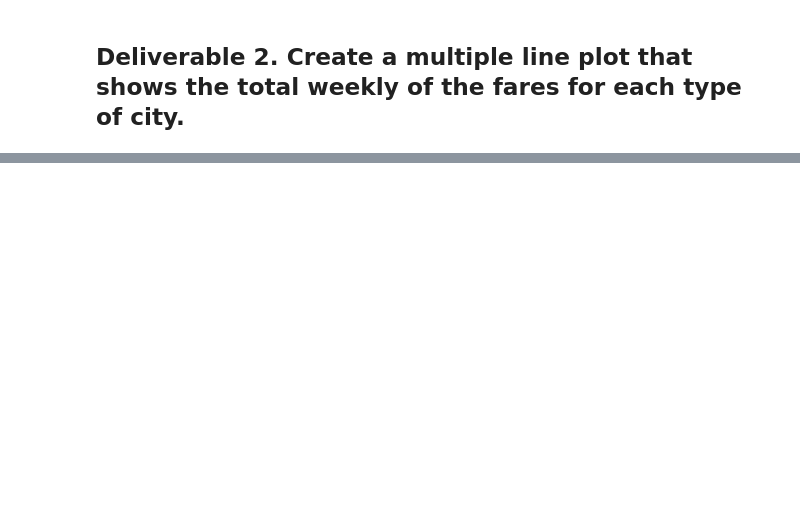
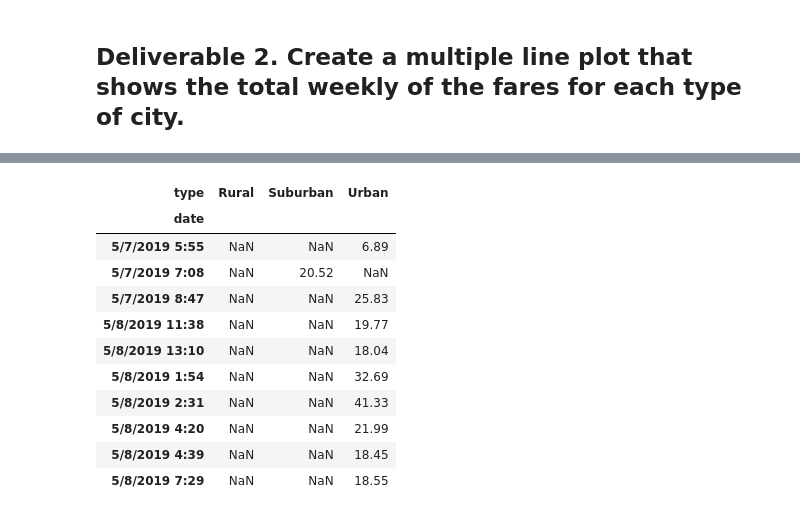
Before and after one commit to Duane93/Pyber_Analysis, a Jupyter notebook: PyBer_Challenge.ipynb, the cells around one changed output, grey strips where cells are left out. Cells and saved outputs as stored; diff of their text form; code cells hidden in the pictures; blank space fills up the shorter version.

```diff
--- a/PyBer_Challenge.ipynb
+++ b/PyBer_Challenge.ipynb
@@ -101,5 +145,20 @@ pyber_summary_df.index.name = None
 # %%
 # 11. Create a pivot table with the 'date' as the index, the columns ='type', and values='fare'
 # to get the total fares for each type of city by the date.
+pyber_data_df_pivot = pyber_data_df.pivot(index='date', columns='type', values='fare')
+pyber_data_df_pivot.tail(10)
+# %% [output]
+| type | Rural | Suburban | Urban |
+| date |  |  |  |
+| 5/7/2019 5:55 | NaN | NaN | 6.89 |
+| 5/7/2019 7:08 | NaN | 20.52 | NaN |
+| 5/7/2019 8:47 | NaN | NaN | 25.83 |
+| 5/8/2019 11:38 | NaN | NaN | 19.77 |
+| 5/8/2019 13:10 | NaN | NaN | 18.04 |
+| 5/8/2019 1:54 | NaN | NaN | 32.69 |
+| 5/8/2019 2:31 | NaN | NaN | 41.33 |
+| 5/8/2019 4:20 | NaN | NaN | 21.99 |
+| 5/8/2019 4:39 | NaN | NaN | 18.45 |
+| 5/8/2019 7:29 | NaN | NaN | 18.55 |
 # %%
 # 12. Create a new DataFrame from the pivot table DataFrame using loc on the given dates, '2018-01-01':'2018-04-29'.
```
Also changed, not shown: parts of 19 cells of this notebook, 1 other file.
